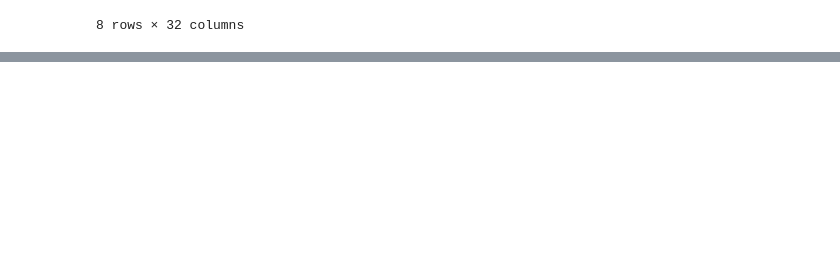
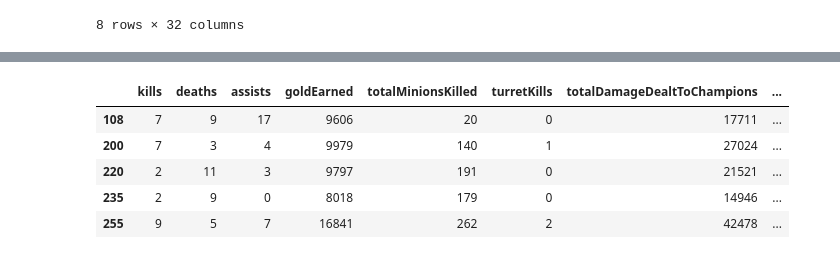
Before and after one commit to hoangnghiem17/LeagueOfLegends_Outcome_Predictor, a Jupyter notebook: EDA.ipynb, the cells around one changed output, grey strips where cells are left out. Cells and saved outputs as stored; diff of their text form; code cells hidden in the pictures; blank space fills up the shorter version.

```diff
--- a/EDA.ipynb
+++ b/EDA.ipynb
@@ -122,0 +132,15 @@ final_attr = ["matchId", "win", # Metadata
+# %%
+# EDA - correlation
+import seaborn as sns
+import numpy as np
+import matplotlib.pyplot as plt
+
+df_numeric = df.drop(columns=["matchId", "win"])
+df_numeric.head()
+# %% [output]
+|  | kills | deaths | assists | goldEarned | totalMinionsKilled | turretKills | totalDamageDealtToChampions | ... |
+| 108 | 7 | 9 | 17 | 9606 | 20 | 0 | 17711 | ... |
+| 200 | 7 | 3 | 4 | 9979 | 140 | 1 | 27024 | ... |
+| 220 | 2 | 11 | 3 | 9797 | 191 | 0 | 21521 | ... |
+| 235 | 2 | 9 | 0 | 8018 | 179 | 0 | 14946 | ... |
+| 255 | 9 | 5 | 7 | 16841 | 262 | 2 | 42478 | ... |
```
Also changed, not shown: parts of 4 cells of this notebook.
